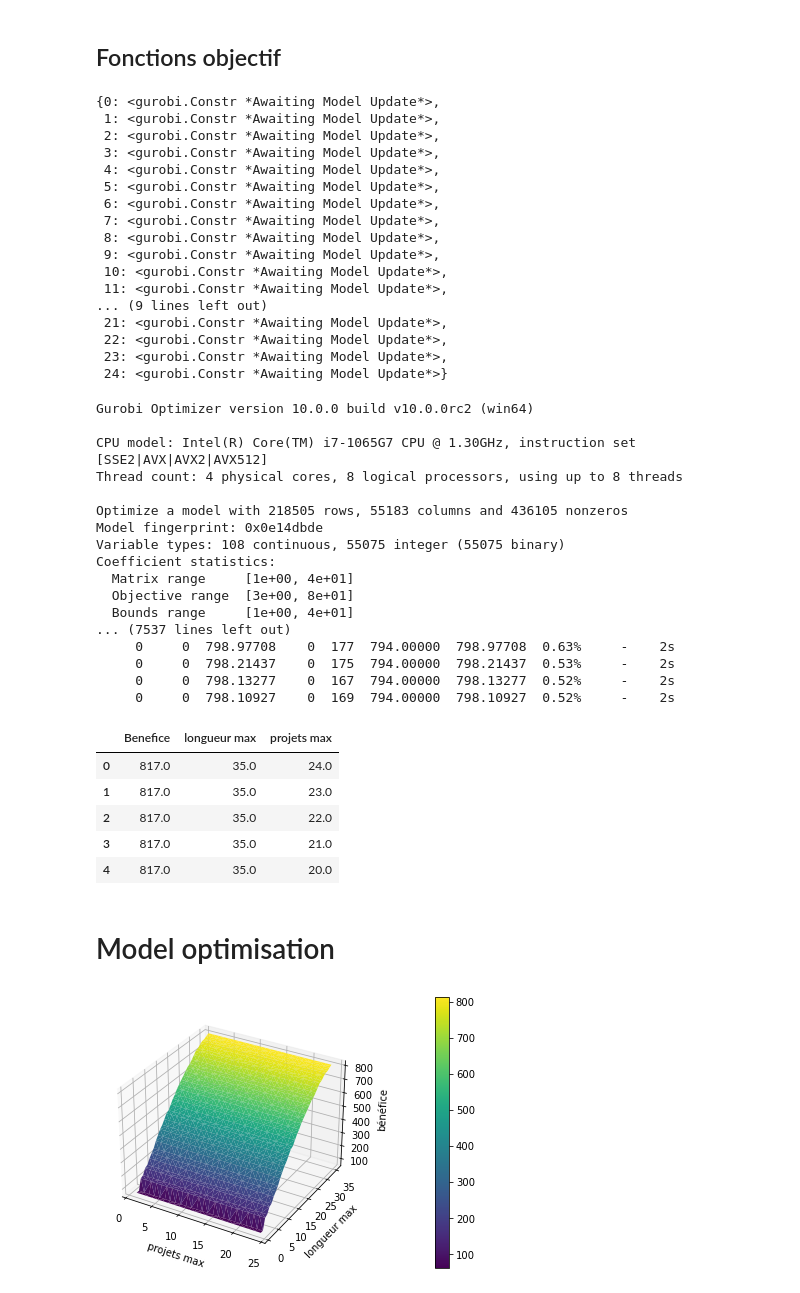
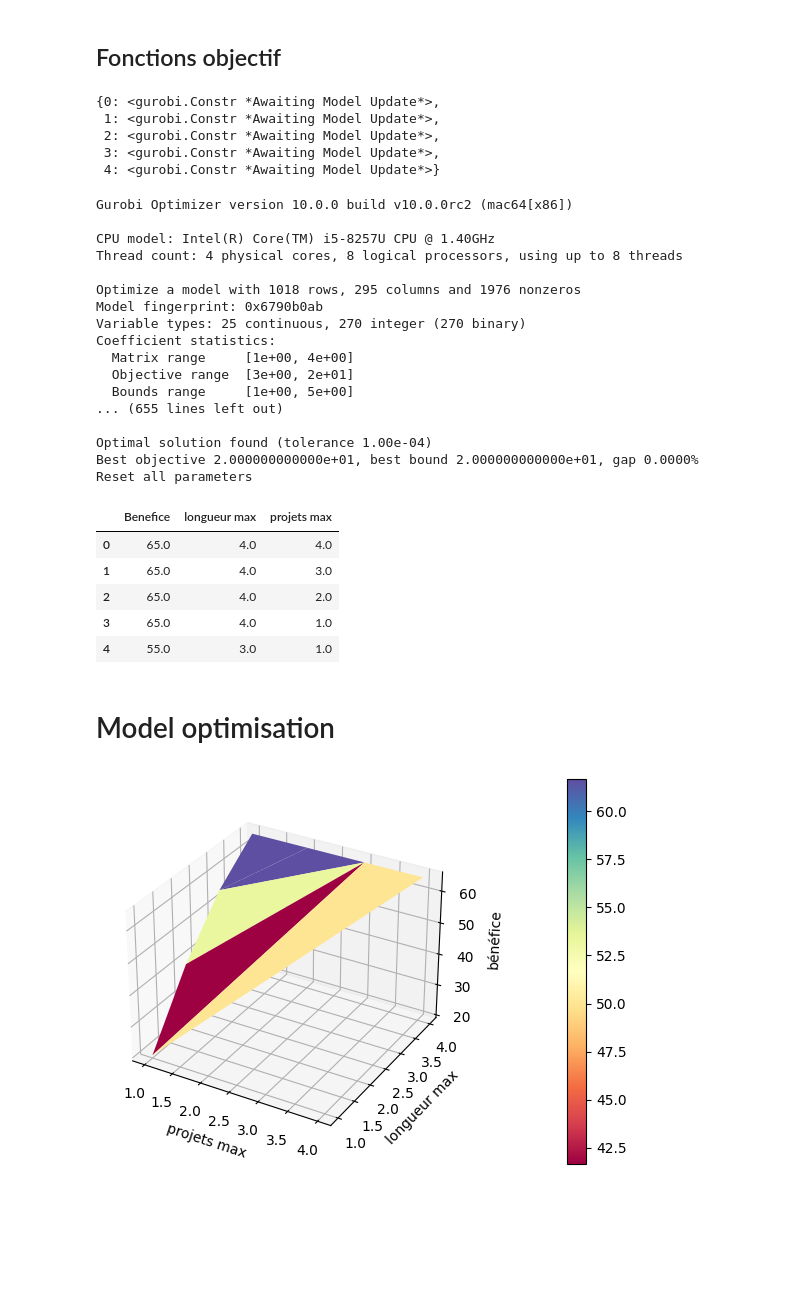
Before and after one commit to luclemot/project-sdp, a Jupyter notebook: optimization.ipynb, the cells around one changed output. Saved outputs shown, nothing was run; the diff lists cells and outputs as text; code cells hidden in the pictures; blank space fills up the shorter version.

Commit message:
updated longueur max et projet max values

```diff
--- a/optimization.ipynb
+++ b/optimization.ipynb
@@ -20,7 +20,7 @@ from utils.extract_parameters import extract_parameters
 ################################
 
 # choose taille among: "small", "medium", "large"
-taille = "large"
+taille = "small"
 # %%
 ################################
 ######## DO NOT CHANGE #########
@@ -201,19 +204,7 @@ model.addConstrs(longueur_max>=longueur[j] for j in range(nombre_projets))
  1: <gurobi.Constr *Awaiting Model Update*>,
  2: <gurobi.Constr *Awaiting Model Update*>,
  3: <gurobi.Constr *Awaiting Model Update*>,
- 4: <gurobi.Constr *Awaiting Model Update*>,
- 5: <gurobi.Constr *Awaiting Model Update*>,
- 6: <gurobi.Constr *Awaiting Model Update*>,
- 7: <gurobi.Constr *Awaiting Model Update*>,
- 8: <gurobi.Constr *Awaiting Model Update*>,
- 9: <gurobi.Constr *Awaiting Model Update*>,
- 10: <gurobi.Constr *Awaiting Model Update*>,
- 11: <gurobi.Constr *Awaiting Model Update*>,
-... (9 lines left out)
- 21: <gurobi.Constr *Awaiting Model Update*>,
- 22: <gurobi.Constr *Awaiting Model Update*>,
- 23: <gurobi.Constr *Awaiting Model Update*>,
- 24: <gurobi.Constr *Awaiting Model Update*>}
+ 4: <gurobi.Constr *Awaiting Model Update*>}
 # %%
 model.update()
 # %%
@@ -231,36 +222,36 @@ for l in range(horizon-1, 0 , -1):
         model.ModelSense = GRB.MAXIMIZE
         model.optimize()
 
-        res.loc[len(res)] = [model.objVal, l, p]
+        res.loc[len(res)] = [model.objVal, int(longueur_max.x), int(projet_max.x)]
 
         model.resetParams()
 # %% [output]
-Gurobi Optimizer version 10.0.0 build v10.0.0rc2 (win64)
+Gurobi Optimizer version 10.0.0 build v10.0.0rc2 (mac64[x86])
 
-CPU model: Intel(R) Core(TM) i7-1065G7 CPU @ 1.30GHz, instruction set [SSE2|AVX|AVX2|AVX512]
+CPU model: Intel(R) Core(TM) i5-8257U CPU @ 1.40GHz
 Thread count: 4 physical cores, 8 logical processors, using up to 8 threads
 
-Optimize a model with 218505 rows, 55183 columns and 436105 nonzeros
-Model fingerprint: 0x0e14dbde
-Variable types: 108 continuous, 55075 integer (55075 binary)
+Optimize a model with 1018 rows, 295 columns and 1976 nonzeros
+Model fingerprint: 0x6790b0ab
+Variable types: 25 continuous, 270 integer (270 binary)
 Coefficient statistics:
-  Matrix range     [1e+00, 4e+01]
-  Objective range  [3e+00, 8e+01]
-  Bounds range     [1e+00, 4e+01]
-... (7537 lines left out)
-     0     0  798.97708    0  177  794.00000  798.97708  0.63%     -    2s
-     0     0  798.21437    0  175  794.00000  798.21437  0.53%     -    2s
-     0     0  798.13277    0  167  794.00000  798.13277  0.52%     -    2s
-     0     0  798.10927    0  169  794.00000  798.10927  0.52%     -    2s
+  Matrix range     [1e+00, 4e+00]
+  Objective range  [3e+00, 2e+01]
+  Bounds range     [1e+00, 5e+00]
+... (655 lines left out)
+
+Optimal solution found (tolerance 1.00e-04)
+Best objective 2.000000000000e+01, best bound 2.000000000000e+01, gap 0.0000%
+Reset all parameters
 # %%
 res.head()
 # %% [output]
 |  | Benefice | longueur max | projets max |
-| 0 | 817.0 | 35.0 | 24.0 |
-| 1 | 817.0 | 35.0 | 23.0 |
-| 2 | 817.0 | 35.0 | 22.0 |
-| 3 | 817.0 | 35.0 | 21.0 |
-| 4 | 817.0 | 35.0 | 20.0 |
+| 0 | 65.0 | 4.0 | 4.0 |
+| 1 | 65.0 | 4.0 | 3.0 |
+| 2 | 65.0 | 4.0 | 2.0 |
+| 3 | 65.0 | 4.0 | 1.0 |
+| 4 | 55.0 | 3.0 | 1.0 |
 # %% [markdown]
 # Model optimisation
 # %%
@@ -268,37 +259,35 @@ from mpl_toolkits.axes_grid1 import make_axes_locatable
 
 fig, ax = plt.subplots(subplot_kw={"projection": "3d"})
 
 X, Y = np.meshgrid(res["projets max"], res["longueur max"])
 Z = res["Benefice"]
 
 X = np.array(res["projets max"])
 Y = np.array(res["longueur max"])
 Z = np.array(res["Benefice"])
 
 # Plot the surface.
-surf = ax.plot_trisurf(X, Y, Z, cmap = 'viridis'
-                       #linewidth=0, antialiased=False
-                       )
+surf = ax.plot_trisurf(X, Y, Z, cmap = 'Spectral')
 
 # Add a color bar which maps values to colors.
 fig.colorbar(surf, pad=0.2)
 
 ax.set_xlabel('projets max')
 ax.set_ylabel('longueur max')
 ax.set_zlabel('bénéfice')
 
 fig.set_size_inches(7, 5)
 
 if taille == "small":
     plt.savefig("results/sys_preference/small.png")
 elif taille=="medium":
     plt.savefig("results/sys_preference/medium.png")
 else:
     plt.savefig("results/sys_preference/large.png")
 
 plt.show()
 # %% [output]
-[figure, old version]
+[figure, new version]
 # %%
 # Verify model formulation
 
```
Also changed, not shown: parts of 9 cells of this notebook.
